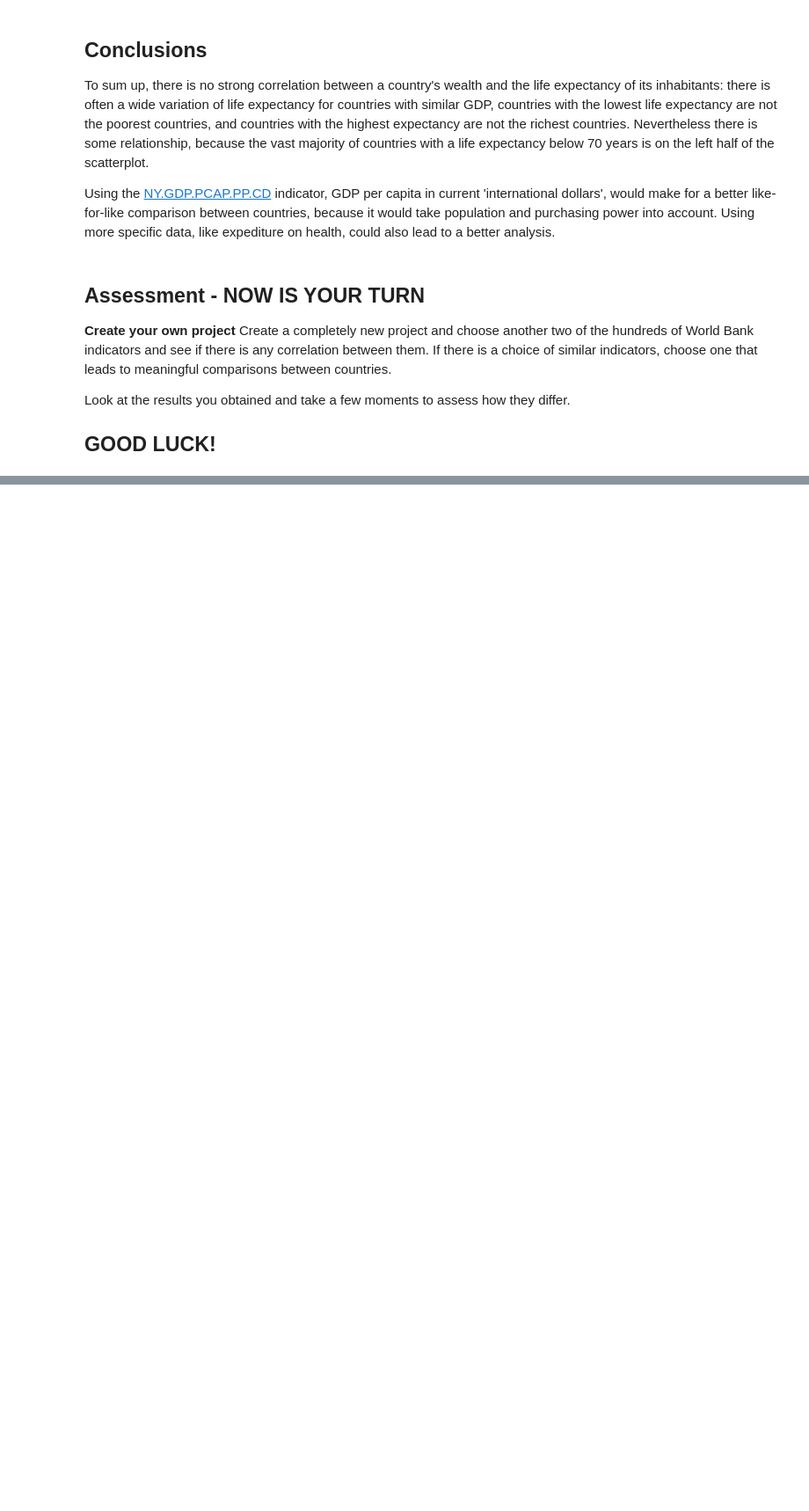
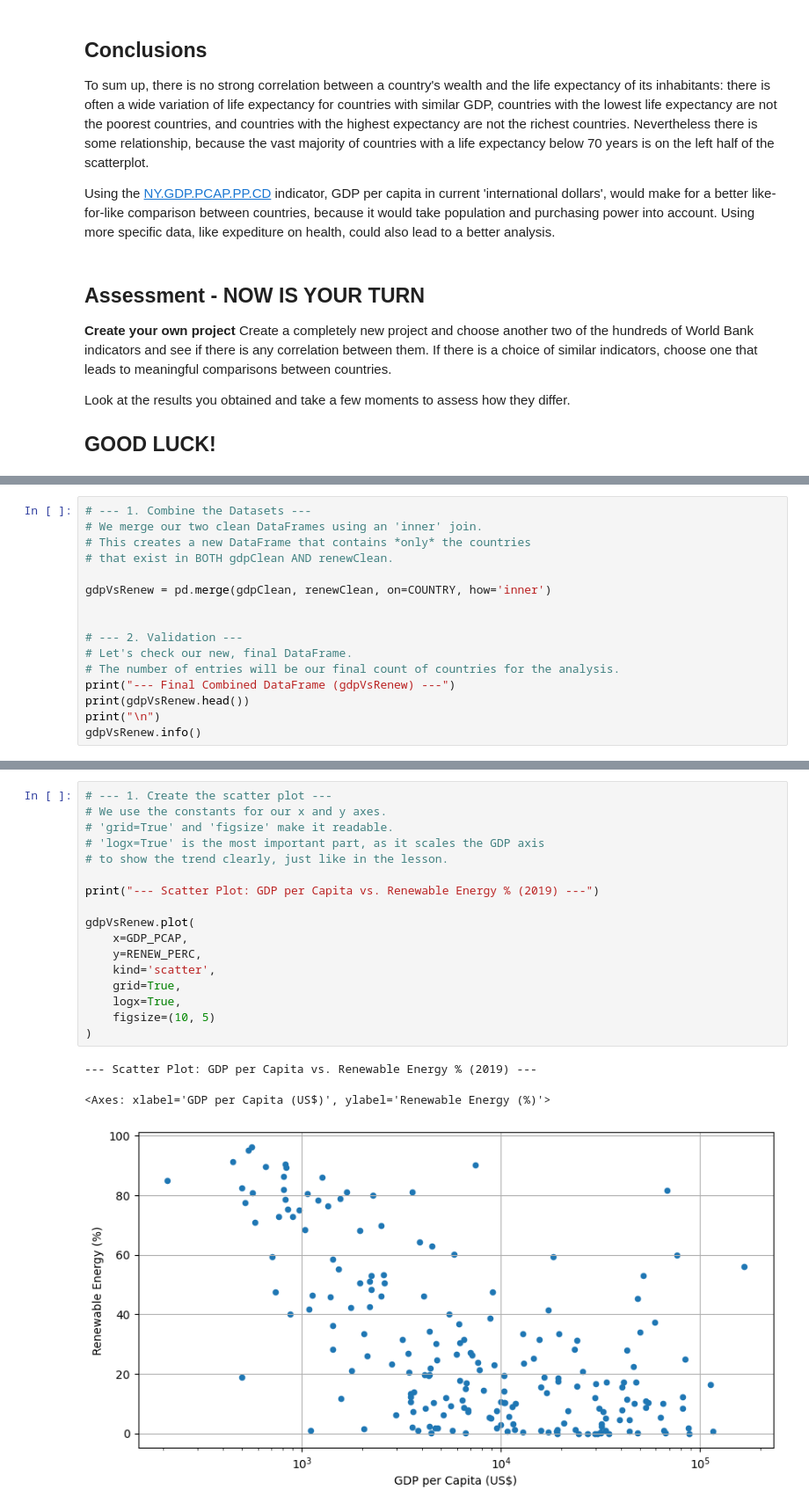
Before and after one commit to visionbyangelic/DATARAFLOW, a Jupyter notebook: dataraflow-week-8-advanced-data-analysis-pandas-2.ipynb, the cells around one changed output, grey strips where cells are left out. Shown: that part at 88% size. Drawn from its saved outputs; the diff is of its cells as text; blank space fills up the shorter version.

```diff
--- a/dataraflow-week-8-advanced-data-analysis-pandas-2.ipynb
+++ b/dataraflow-week-8-advanced-data-analysis-pandas-2.ipynb
@@ -1081,0 +1389,16 @@ Look at the results you obtained and take a few moments to assess how they diffe
+# %%
+# --- 1. Combine the Datasets ---
+# We merge our two clean DataFrames using an 'inner' join.
+# This creates a new DataFrame that contains *only* the countries
+# that exist in BOTH gdpClean AND renewClean.
+
+gdpVsRenew = pd.merge(gdpClean, renewClean, on=COUNTRY, how='inner')
+
+
+# --- 2. Validation ---
+# Let's check our new, final DataFrame.
+# The number of entries will be our final count of countries for the analysis.
+print("--- Final Combined DataFrame (gdpVsRenew) ---")
+print(gdpVsRenew.head())
+print("\n")
+gdpVsRenew.info()
@@ -1081,0 +1479,21 @@ Look at the results you obtained and take a few moments to assess how they diffe
+# %%
+# --- 1. Create the scatter plot ---
+# We use the constants for our x and y axes.
+# 'grid=True' and 'figsize' make it readable.
+# 'logx=True' is the most important part, as it scales the GDP axis
+# to show the trend clearly, just like in the lesson.
+
+print("--- Scatter Plot: GDP per Capita vs. Renewable Energy % (2019) ---")
+
+gdpVsRenew.plot(
+    x=GDP_PCAP,
+    y=RENEW_PERC,
+    kind='scatter',
+    grid=True,
+    logx=True,
+    figsize=(10, 5)
+)
+# %% [output]
+--- Scatter Plot: GDP per Capita vs. Renewable Energy % (2019) ---
+<Axes: xlabel='GDP per Capita (US$)', ylabel='Renewable Energy (%)'>
+[figure, added]
```
Also changed, not shown: parts of 24 cells of this notebook.
